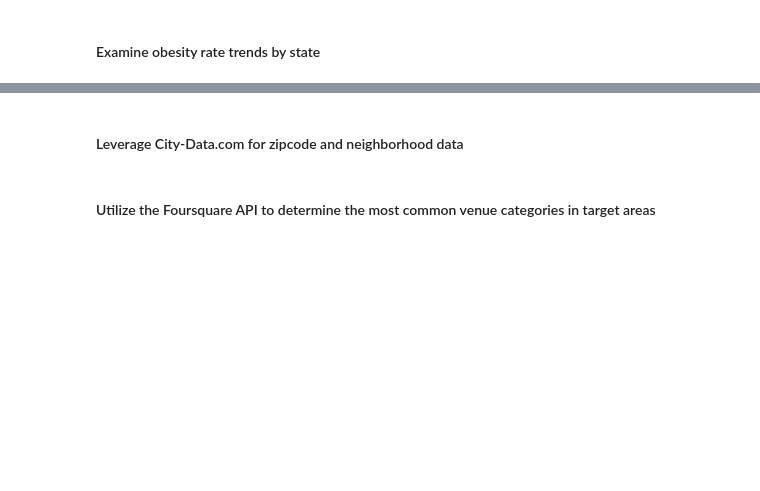
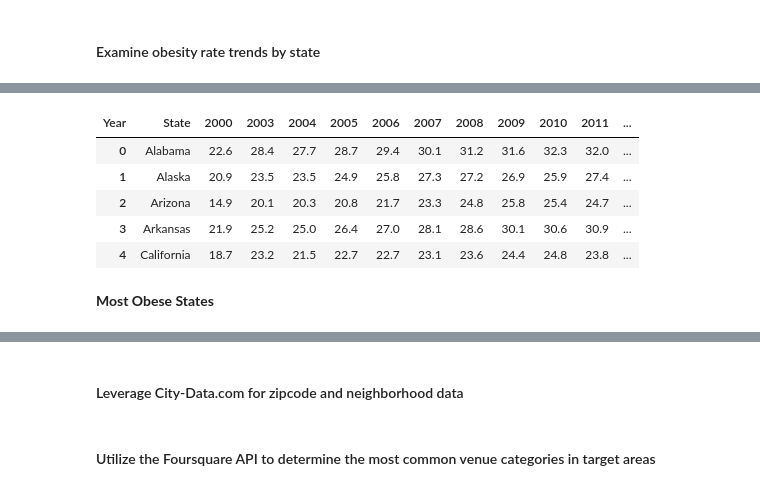
Before and after one commit to amypeniston/data-science-capstone-project, a Jupyter notebook: Week_5_Capstone_Project.ipynb, the cells around one changed output, grey strips where cells are left out. Drawn from its saved outputs; the diff is of its cells as text; code cells hidden in the pictures; blank space fills up the shorter version.

```diff
--- a/Week_5_Capstone_Project.ipynb
+++ b/Week_5_Capstone_Project.ipynb
@@ -97,0 +183,9 @@ plt.show()
+# %%
+map_df.head()
+# %% [output]
+| Year | State | 2000 | 2003 | 2004 | 2005 | 2006 | 2007 | 2008 | 2009 | 2010 | 2011 | ... |
+| 0 | Alabama | 22.6 | 28.4 | 27.7 | 28.7 | 29.4 | 30.1 | 31.2 | 31.6 | 32.3 | 32.0 | ... |
+| 1 | Alaska | 20.9 | 23.5 | 23.5 | 24.9 | 25.8 | 27.3 | 27.2 | 26.9 | 25.9 | 27.4 | ... |
+| 2 | Arizona | 14.9 | 20.1 | 20.3 | 20.8 | 21.7 | 23.3 | 24.8 | 25.8 | 25.4 | 24.7 | ... |
+| 3 | Arkansas | 21.9 | 25.2 | 25.0 | 26.4 | 27.0 | 28.1 | 28.6 | 30.1 | 30.6 | 30.9 | ... |
+| 4 | California | 18.7 | 23.2 | 21.5 | 22.7 | 22.7 | 23.1 | 23.6 | 24.4 | 24.8 | 23.8 | ... |
@@ -97,0 +197,2 @@ plt.show()
+# %% [markdown]
+**Most Obese States**
```
Also changed, not shown: parts of 25 cells of this notebook.
